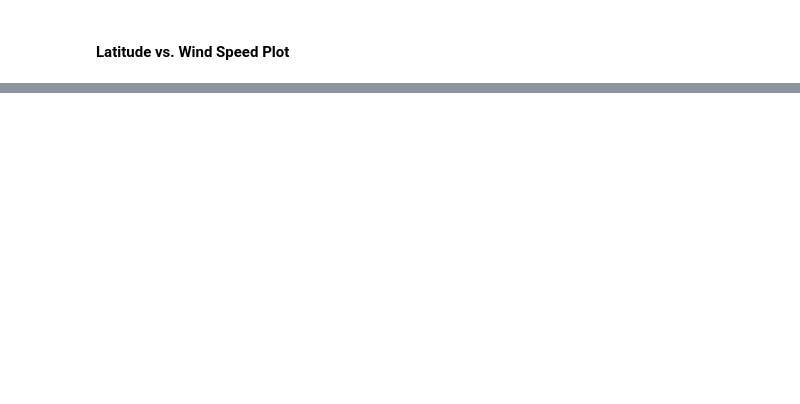
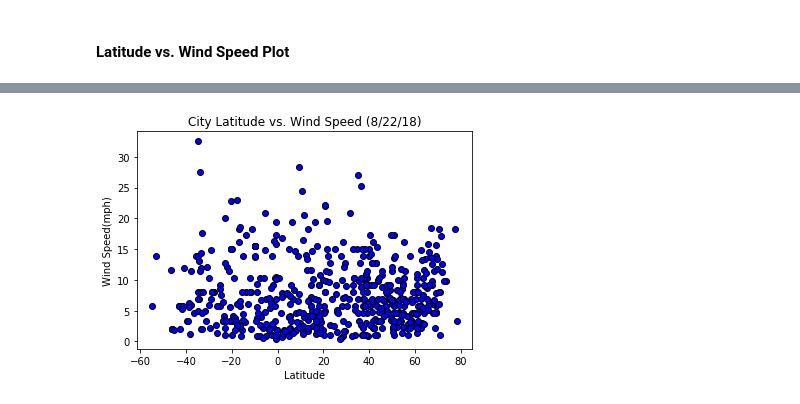
Before and after one commit to mmsquier/HW-6-Python-APIs, a Jupyter notebook: WeatherPy-Maggy Squier.ipynb, the cells around one changed output, grey strips where cells are left out. Cells and saved outputs as stored; diff of their text form; code cells hidden in the pictures; blank space fills up the shorter version.

```diff
--- a/WeatherPy-Maggy Squier.ipynb
+++ b/WeatherPy-Maggy Squier.ipynb
@@ -196,0 +263,13 @@ final_df.to_csv(output_data_file, encoding="utf-8", index=False)
+# %%
+plt.scatter(data_df["Lat"],data_df["Wind Speed"],marker="o", edgecolor="black", color="blue")
+plt.title("City Latitude vs. Wind Speed (8/22/18)")
+plt.xlabel("Latitude")
+plt.ylabel("Wind Speed(mph)")
+
+
+#Save the figure
+#plt.savefig("starter_code/lat_wind.png")
+#to show graph
+plt.show()
+# %% [output]
+[figure, added]
```
Also changed, not shown: parts of 23 cells of this notebook.
